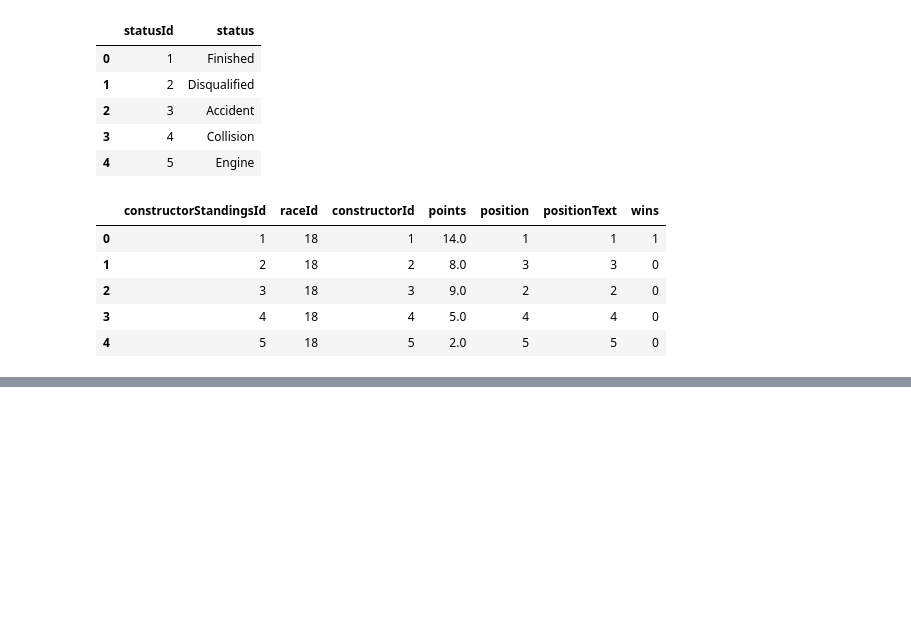
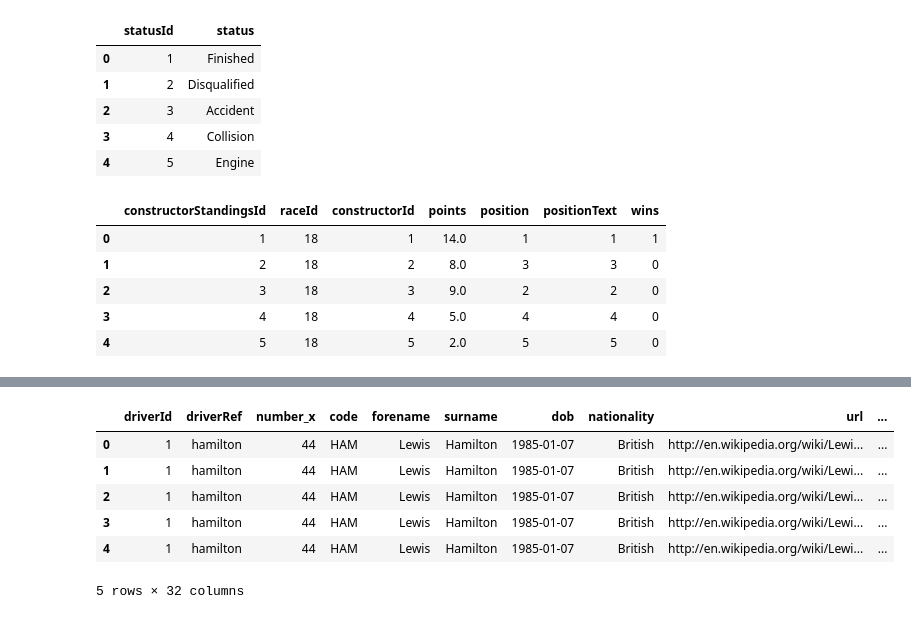
Before and after one commit to the-mcw/ML1, a Jupyter notebook: Lab One.ipynb, the cells around one changed output, grey strips where cells are left out. Saved outputs shown, nothing was run; the diff lists cells and outputs as text; code cells hidden in the pictures; blank space fills up the shorter version.

```diff
--- a/Lab One.ipynb
+++ b/Lab One.ipynb
@@ -202,0 +260,10 @@ plt.show()
+# %%
+drivers_2.head()
+# %% [output]
+|  | driverId | driverRef | number_x | code | forename | surname | dob | nationality | url | ... |
+| 0 | 1 | hamilton | 44 | HAM | Lewis | Hamilton | 1985-01-07 | British | http://en.wikipedia.org/wiki/Lewi... | ... |
+| 1 | 1 | hamilton | 44 | HAM | Lewis | Hamilton | 1985-01-07 | British | http://en.wikipedia.org/wiki/Lewi... | ... |
+| 2 | 1 | hamilton | 44 | HAM | Lewis | Hamilton | 1985-01-07 | British | http://en.wikipedia.org/wiki/Lewi... | ... |
+| 3 | 1 | hamilton | 44 | HAM | Lewis | Hamilton | 1985-01-07 | British | http://en.wikipedia.org/wiki/Lewi... | ... |
+| 4 | 1 | hamilton | 44 | HAM | Lewis | Hamilton | 1985-01-07 | British | http://en.wikipedia.org/wiki/Lewi... | ... |
+5 rows × 32 columns
```
Also changed, not shown: parts of 21 cells of this notebook.
